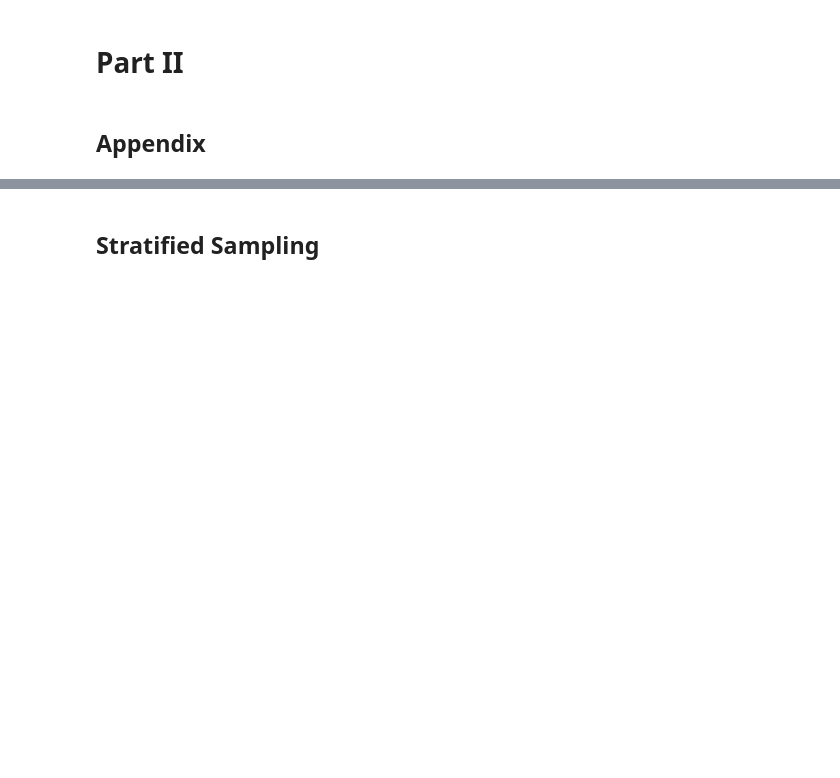
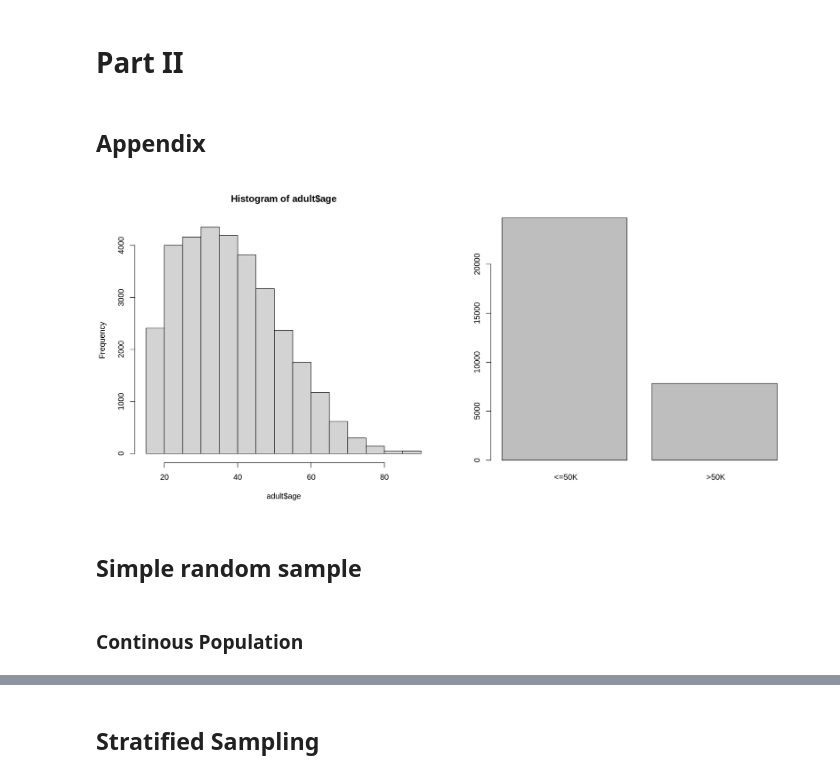
Before and after one commit to MarsZan/STAT-344-Project, a Jupyter notebook: STAT 344 Project.ipynb, the cells around one changed output, grey strips where cells are left out. Saved outputs shown, nothing was run; the diff lists cells and outputs as text; code cells hidden in the pictures; blank space fills up the shorter version.

```diff
--- a/STAT 344 Project.ipynb
+++ b/STAT 344 Project.ipynb
@@ -109,24 +112,38 @@ For stratified sampling method, we first use information about the population to
 # %%
 library(tidyverse)
 library(GGally)
 adult <- read.csv("adult.data", header = FALSE)
 column_names <- c("age",
                   "workclass",
                   "final_weight",
                   "education",
                   "education_num",
                   "marital_status",
                   "occupation",
                   "relationship",
                   "race",
                   "sex",
                   "capital_gain",
                   "capital_loss",
                   "hours_per_week",
                   "native_country",
                   "income")
 adult <- setNames(adult, column_names)
 adult <- adult %>% mutate_if(is.character, as.factor)
+adult <- adult %>%
+    mutate(income = as.factor(income))
 
 n = 2236
 N = nrow(adult) ## population size
+
+#data visualization
+options(repr.plot.width = 15, repr.plot.height = 7)
+par(mfrow=c(1,2))
+hist(adult$age)
+barplot(table(adult$income))
+# %% [output]
+[figure, added]
+# %% [markdown]
+## Simple random sample
+# %% [markdown]
+### Continous Population
```
Also changed, not shown: parts of 7 cells of this notebook.
